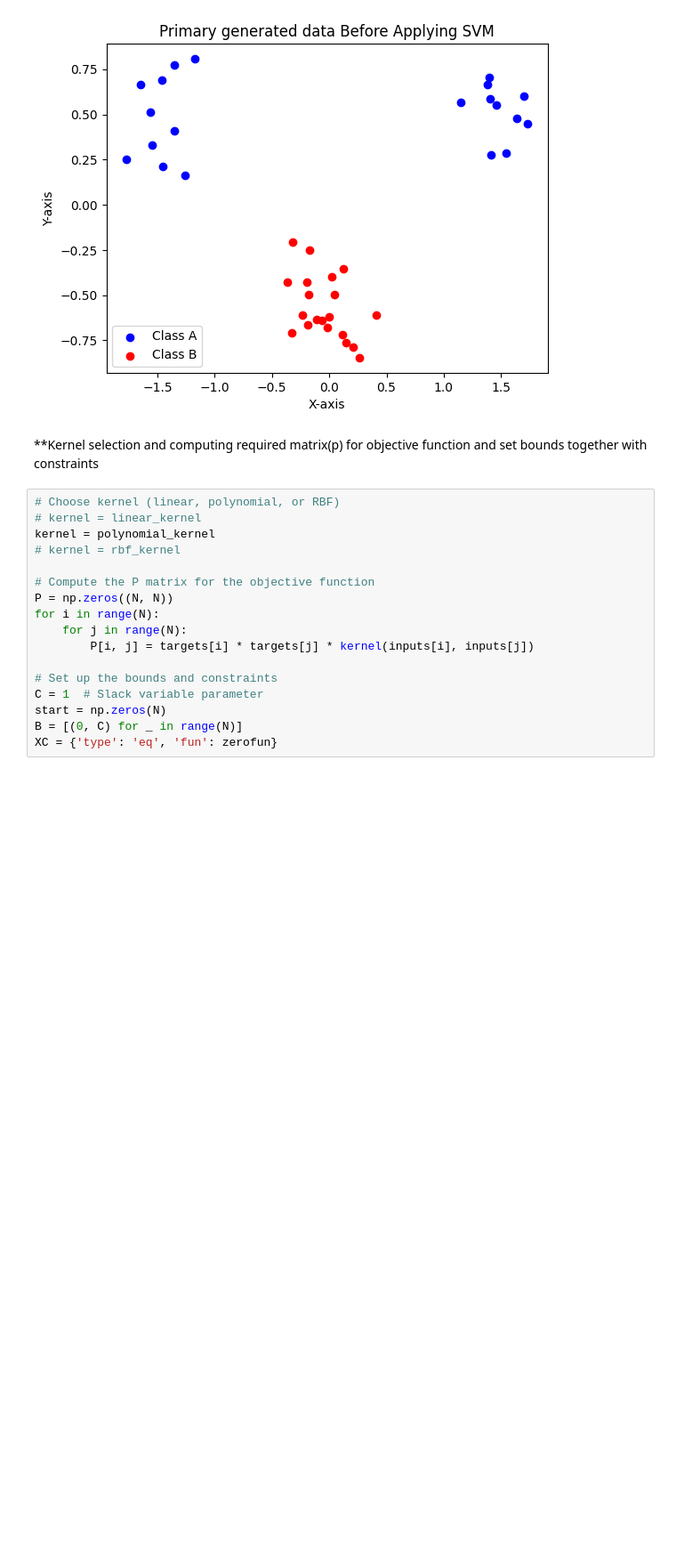
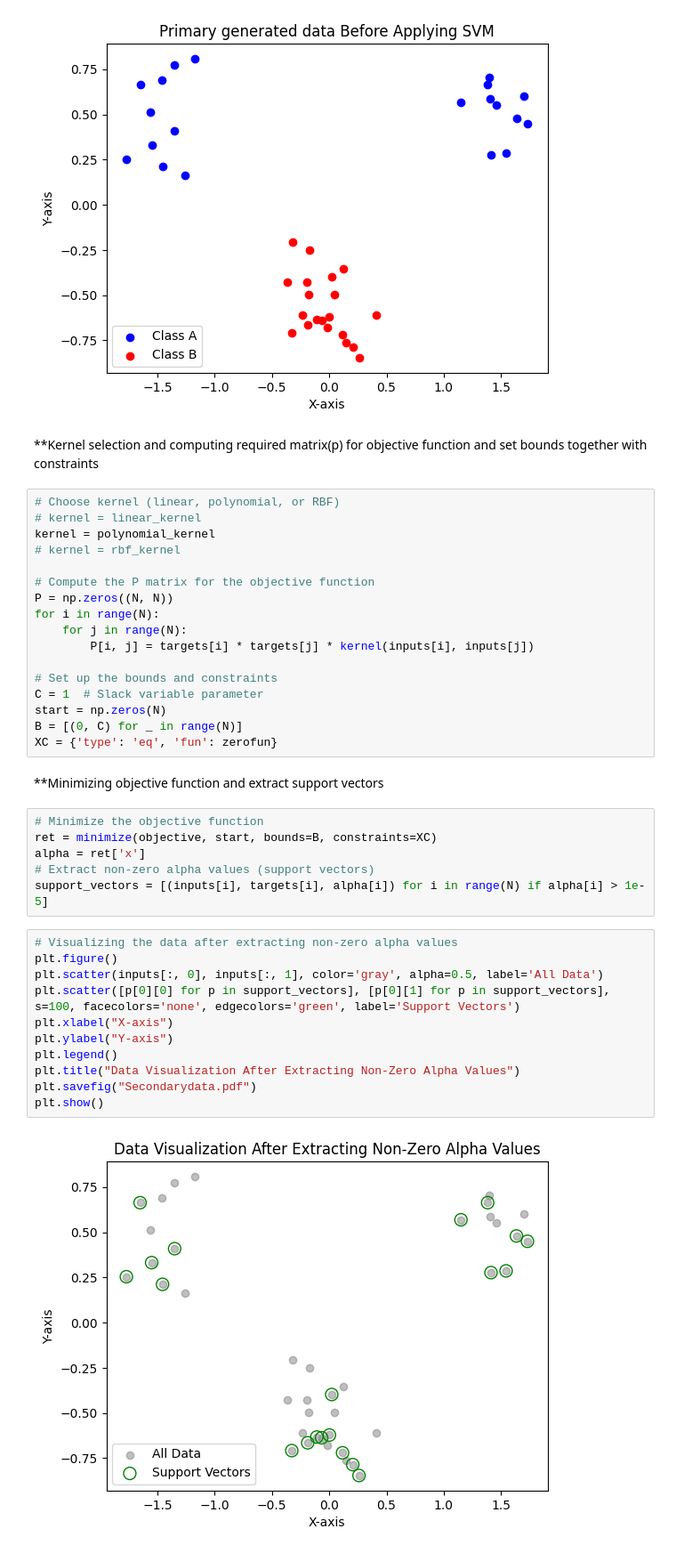
Before and after one commit to Eddieaero/machine_learning-svm, a Jupyter notebook: dual_formulation.ipynb, the cells around one changed output. Shown at 89% size. Drawn from its saved outputs; the diff is of its cells as text; blank space fills up the shorter version.

Commit message:
feat:minimized objective function and non-alpha values

```diff
--- a/dual_formulation.ipynb
+++ b/dual_formulation.ipynb
@@ -107,3 +107,24 @@ C = 1  # Slack variable parameter
 start = np.zeros(N)
 B = [(0, C) for _ in range(N)]
 XC = {'type': 'eq', 'fun': zerofun}
+# %% [markdown]
+**Minimizing objective function and extract support vectors
+# %%
+# Minimize the objective function
+ret = minimize(objective, start, bounds=B, constraints=XC)
+alpha = ret['x']
+# Extract non-zero alpha values (support vectors)
+support_vectors = [(inputs[i], targets[i], alpha[i]) for i in range(N) if alpha[i] > 1e-5]
+# %%
+# Visualizing the data after extracting non-zero alpha values
+plt.figure()
+plt.scatter(inputs[:, 0], inputs[:, 1], color='gray', alpha=0.5, label='All Data')
+plt.scatter([p[0][0] for p in support_vectors], [p[0][1] for p in support_vectors], s=100, facecolors='none', edgecolors='green', label='Support Vectors')
+plt.xlabel("X-axis")
+plt.ylabel("Y-axis")
+plt.legend()
+plt.title("Data Visualization After Extracting Non-Zero Alpha Values")
+plt.savefig("Secondarydata.pdf")
+plt.show()
+# %% [output]
+[figure, added]
```
Also changed, not shown: 1 other file.
